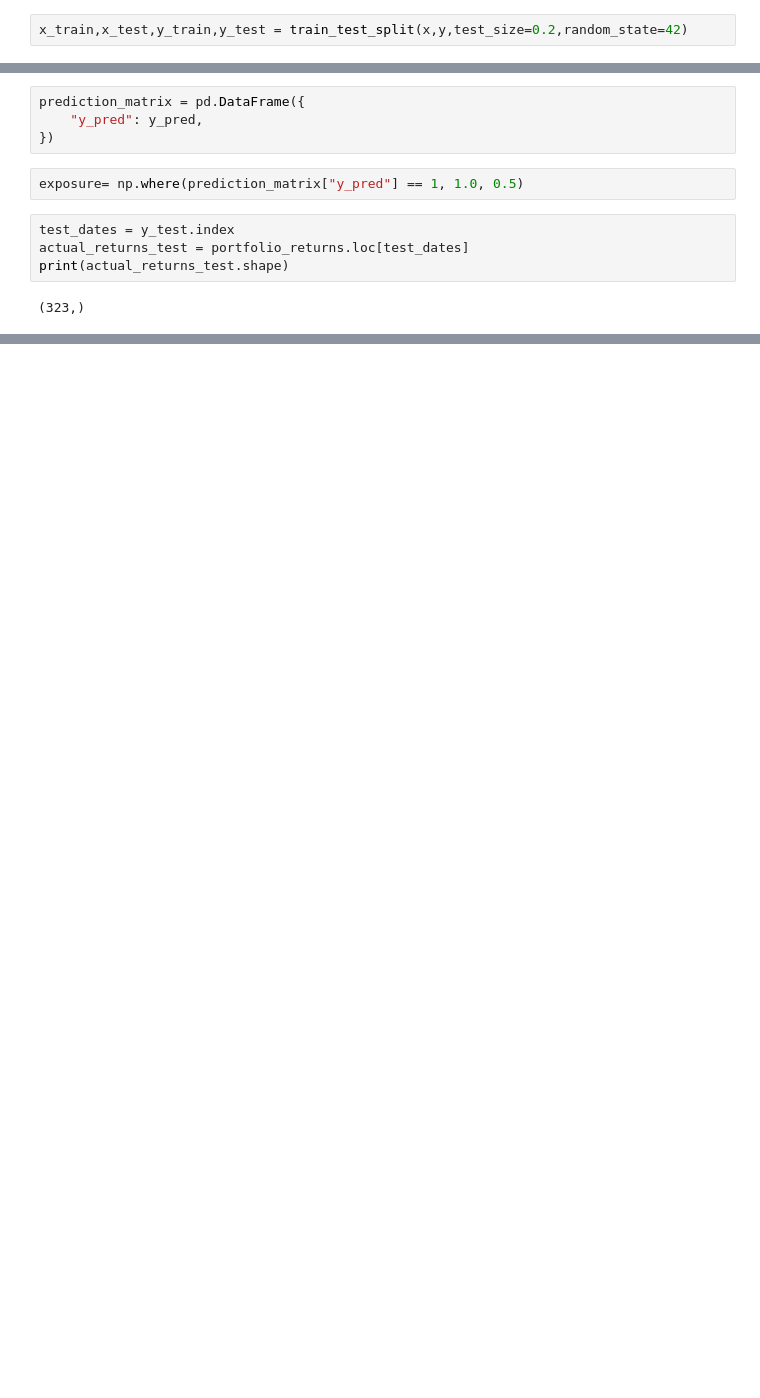
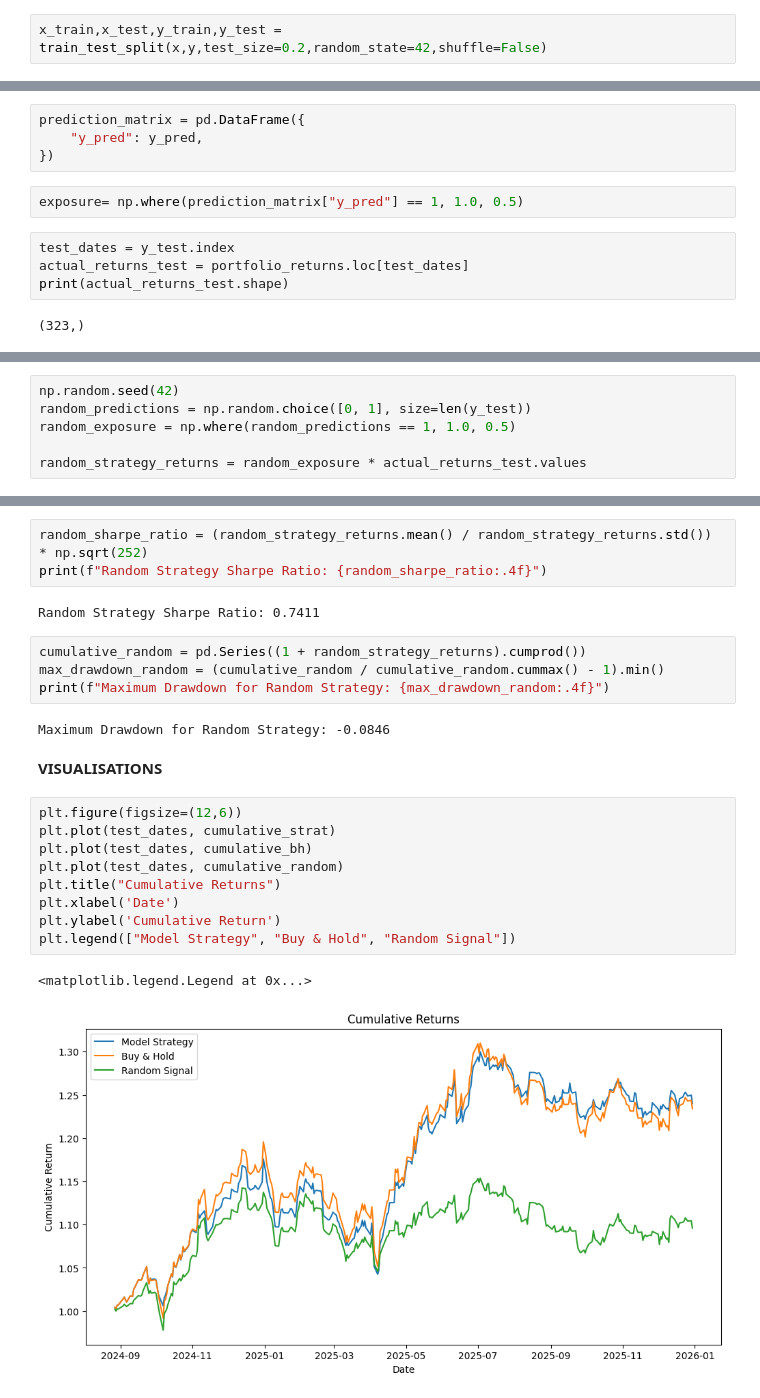
Before and after one commit to snehilkejriwal-exp19/portfolio-risk-management, a Jupyter notebook: backtesting_strategy.ipynb, the cells around one changed output, grey strips where cells are left out. Saved outputs shown, nothing was run; the diff lists cells and outputs as text; blank space fills up the shorter version.

```diff
--- a/backtesting_strategy.ipynb
+++ b/backtesting_strategy.ipynb
@@ -398,7 +398,7 @@ y = df_clean['target']
 # %%
 from sklearn.model_selection import train_test_split
 # %%
-x_train,x_test,y_train,y_test = train_test_split(x,y,test_size=0.2,random_state=42)
+x_train,x_test,y_train,y_test = train_test_split(x,y,test_size=0.2,random_state=42,shuffle=False)
 # %%
 print(x_train.shape)
 print(y_train.shape)
@@ -549,0 +553,6 @@ Buy & Hold: Cumulative Return 0.3946, Sharpe 1.3629
+# %%
+np.random.seed(42)
+random_predictions = np.random.choice([0, 1], size=len(y_test))
+random_exposure = np.where(random_predictions == 1, 1.0, 0.5)
+
+random_strategy_returns = random_exposure * actual_returns_test.values
@@ -549,0 +580,25 @@ Buy & Hold: Cumulative Return 0.3946, Sharpe 1.3629
+# %%
+random_sharpe_ratio = (random_strategy_returns.mean() / random_strategy_returns.std()) * np.sqrt(252)
+print(f"Random Strategy Sharpe Ratio: {random_sharpe_ratio:.4f}")
+# %% [output]
+Random Strategy Sharpe Ratio: 0.7411
+# %%
+cumulative_random = pd.Series((1 + random_strategy_returns).cumprod())
+max_drawdown_random = (cumulative_random / cumulative_random.cummax() - 1).min()
+print(f"Maximum Drawdown for Random Strategy: {max_drawdown_random:.4f}")
+# %% [output]
+Maximum Drawdown for Random Strategy: -0.0846
+# %% [markdown]
+**VISUALISATIONS**
+# %%
+plt.figure(figsize=(12,6))
+plt.plot(test_dates, cumulative_strat)
+plt.plot(test_dates, cumulative_bh)
+plt.plot(test_dates, cumulative_random)
+plt.title("Cumulative Returns")
+plt.xlabel('Date')
+plt.ylabel('Cumulative Return')
+plt.legend(["Model Strategy", "Buy & Hold", "Random Signal"])
+# %% [output]
+<matplotlib.legend.Legend at 0x...>
+[figure, added]
```
Also changed, not shown: parts of 22 cells of this notebook.
